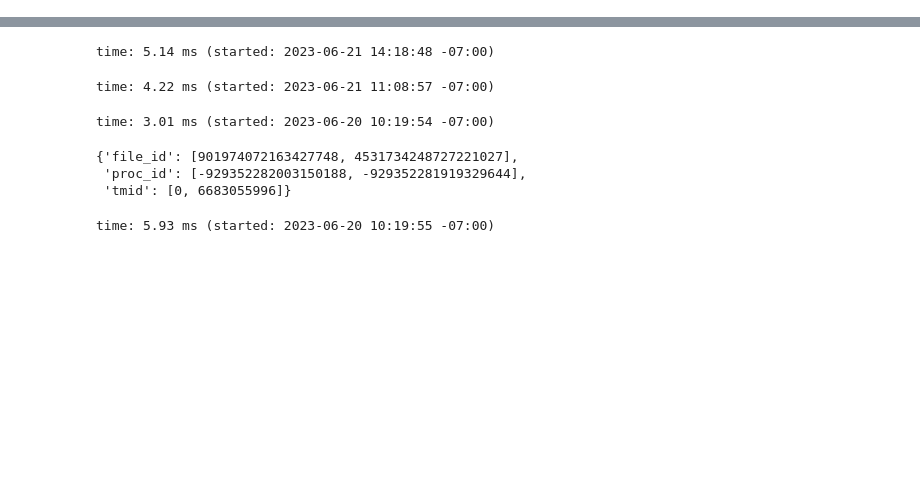
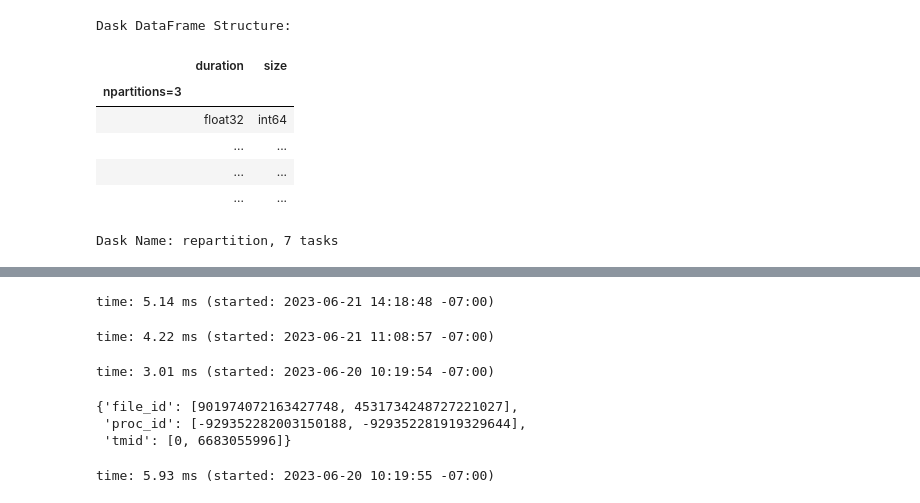
Before and after one commit to izzet/wisio, a Jupyter notebook: notebooks/playground-cm1-multiple.ipynb, the cells around one changed output, grey strips where cells are left out. Drawn from its saved outputs; the diff is of its cells as text; code cells hidden in the pictures; blank space fills up the shorter version.

```diff
--- a/notebooks/playground-cm1-multiple.ipynb
+++ b/notebooks/playground-cm1-multiple.ipynb
@@ -51,0 +92,12 @@ time: 1.58 s (started: 2023-06-20 10:19:53 -07:00)
+# %%
+all_view3 = all_view3.repartition(npartitions=3)
+all_view3
+# %% [output]
+Dask DataFrame Structure:
+|  | duration | size |
+| npartitions=3 |  |  |
+|  | float32 | int64 |
+|  | ... | ... |
+|  | ... | ... |
+|  | ... | ... |
+Dask Name: repartition, 7 tasks
```
Also changed, not shown: parts of 14 cells of this notebook, 13 other files.
